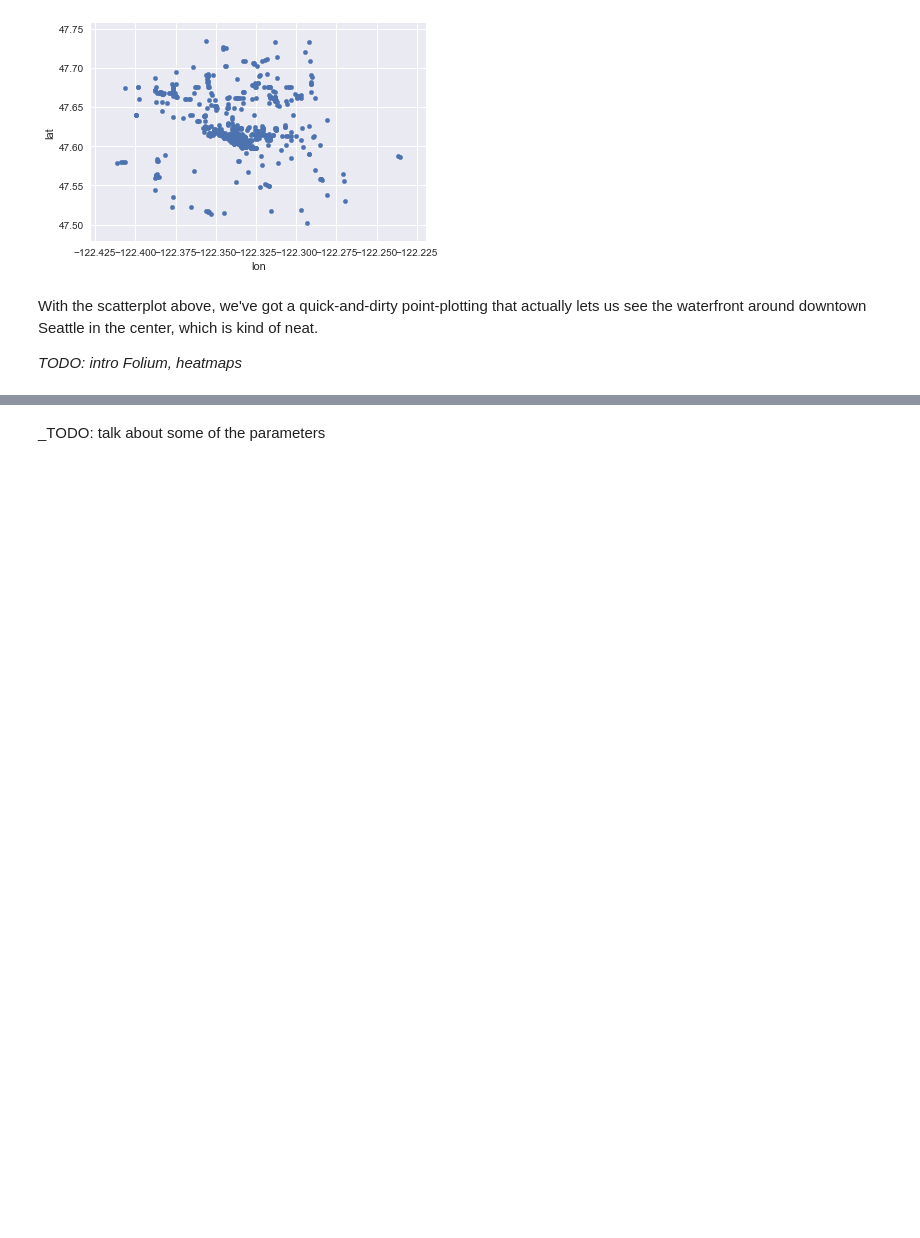
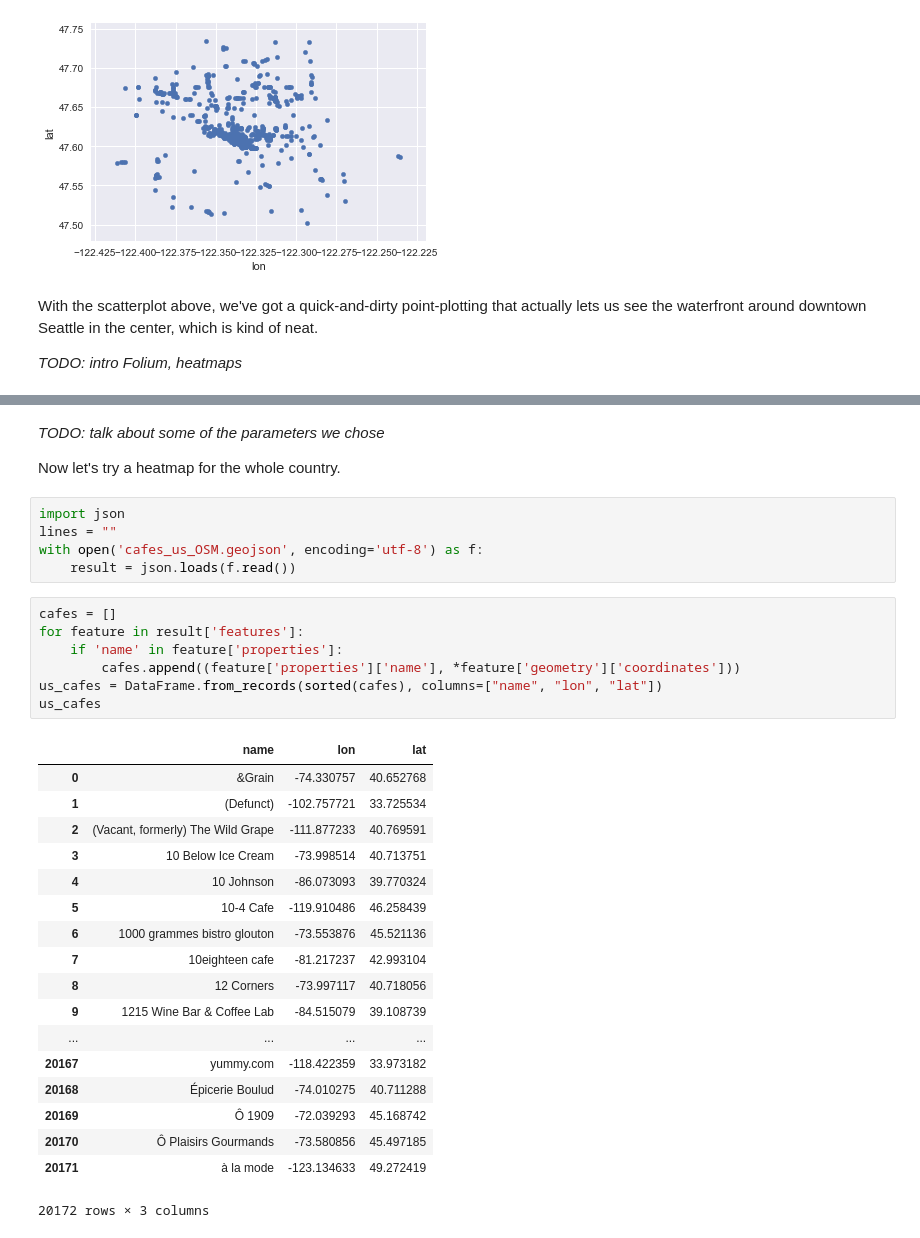
Before and after one commit to dovinmu/python-viz-notebooks, a Jupyter notebook: heatmaps.ipynb, the cells around one changed output, grey strips where cells are left out. Saved outputs shown, nothing was run; the diff lists cells and outputs as text; blank space fills up the shorter version.

```diff
--- a/heatmaps.ipynb
+++ b/heatmaps.ipynb
@@ -65,4 +65,37 @@ hmap
 # %% [output]
 [interactive output not drawn]
 # %% [markdown]
-_TODO: talk about some of the parameters
+_TODO: talk about some of the parameters we chose_
+
+Now let's try a heatmap for the whole country.
+# %%
+import json
+lines = ""
+with open('cafes_us_OSM.geojson', encoding='utf-8') as f:
+    result = json.loads(f.read())
+# %%
+cafes = []
+for feature in result['features']:
+    if 'name' in feature['properties']:
+        cafes.append((feature['properties']['name'], *feature['geometry']['coordinates']))
+us_cafes = DataFrame.from_records(sorted(cafes), columns=["name", "lon", "lat"])
+us_cafes
+# %% [output]
+|  | name | lon | lat |
+| 0 | &Grain | -74.330757 | 40.652768 |
+| 1 | (Defunct) | -102.757721 | 33.725534 |
+| 2 | (Vacant, formerly) The Wild Grape | -111.877233 | 40.769591 |
+| 3 | 10 Below Ice Cream | -73.998514 | 40.713751 |
+| 4 | 10 Johnson | -86.073093 | 39.770324 |
+| 5 | 10-4 Cafe | -119.910486 | 46.258439 |
+| 6 | 1000 grammes bistro glouton | -73.553876 | 45.521136 |
+| 7 | 10eighteen cafe | -81.217237 | 42.993104 |
+| 8 | 12 Corners | -73.997117 | 40.718056 |
+| 9 | 1215 Wine Bar & Coffee Lab | -84.515079 | 39.108739 |
+| ... | ... | ... | ... |
+| 20167 | yummy.com | -118.422359 | 33.973182 |
+| 20168 | Épicerie Boulud | -74.010275 | 40.711288 |
+| 20169 | Ô 1909 | -72.039293 | 45.168742 |
+| 20170 | Ô Plaisirs Gourmands | -73.580856 | 45.497185 |
+| 20171 | à la mode | -123.134633 | 49.272419 |
+20172 rows × 3 columns
```
Also changed, not shown: parts of 8 cells of this notebook.
